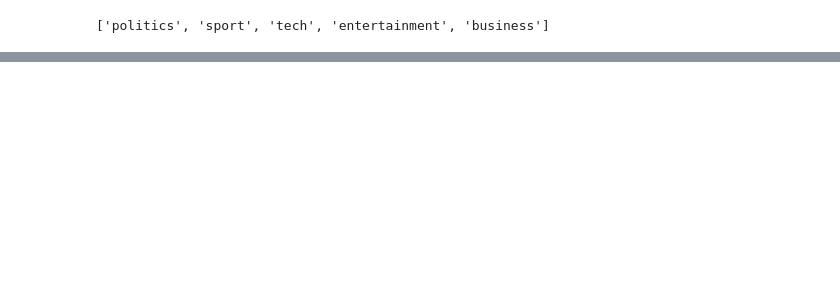
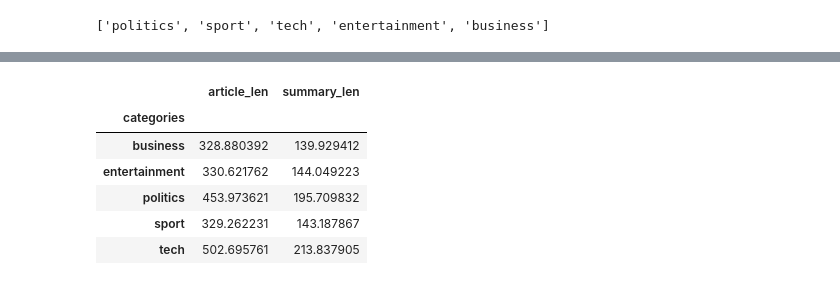
Before and after one commit to shshwtsrkr/Text-Summarization, a Jupyter notebook: text-summarization.ipynb, the cells around one changed output, grey strips where cells are left out. Saved outputs shown, nothing was run; the diff lists cells and outputs as text; code cells hidden in the pictures; blank space fills up the shorter version.

```diff
--- a/text-summarization.ipynb
+++ b/text-summarization.ipynb
@@ -55,0 +105,11 @@ found 510 in articles/business folder, 510 in summaries/business
+# %%
+category_wise_len = df.groupby('categories', 0).agg({'article_len': 'mean', 'summary_len': 'mean'})
+category_wise_len
+# %% [output]
+|  | article_len | summary_len |
+| categories |  |  |
+| business | 328.880392 | 139.929412 |
+| entertainment | 330.621762 | 144.049223 |
+| politics | 453.973621 | 195.709832 |
+| sport | 329.262231 | 143.187867 |
+| tech | 502.695761 | 213.837905 |
```
Also changed, not shown: parts of 8 cells of this notebook.
